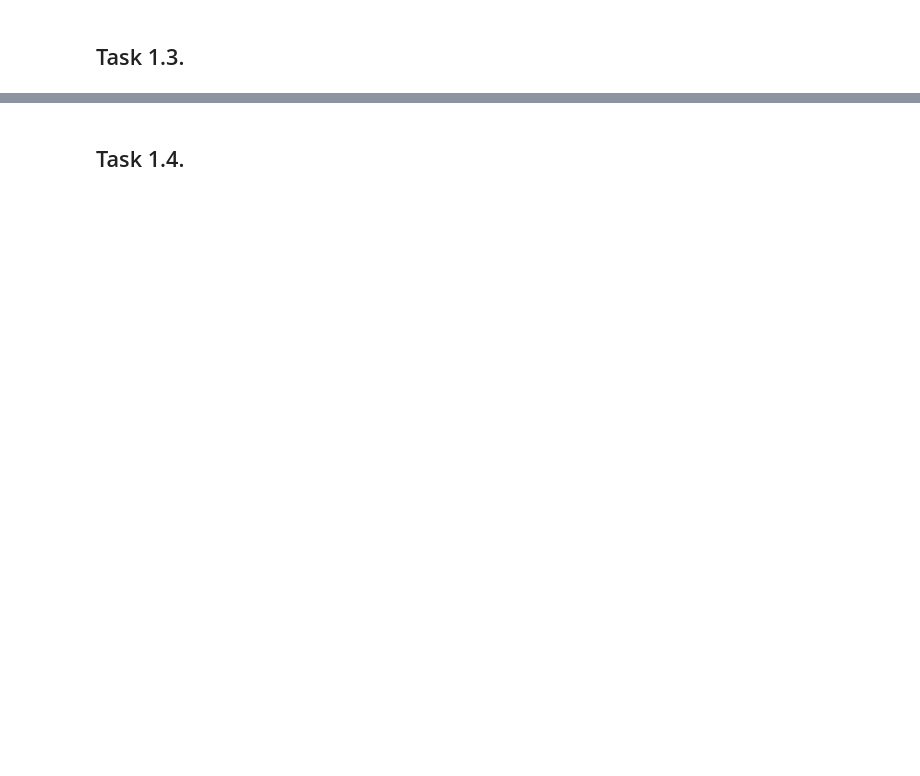
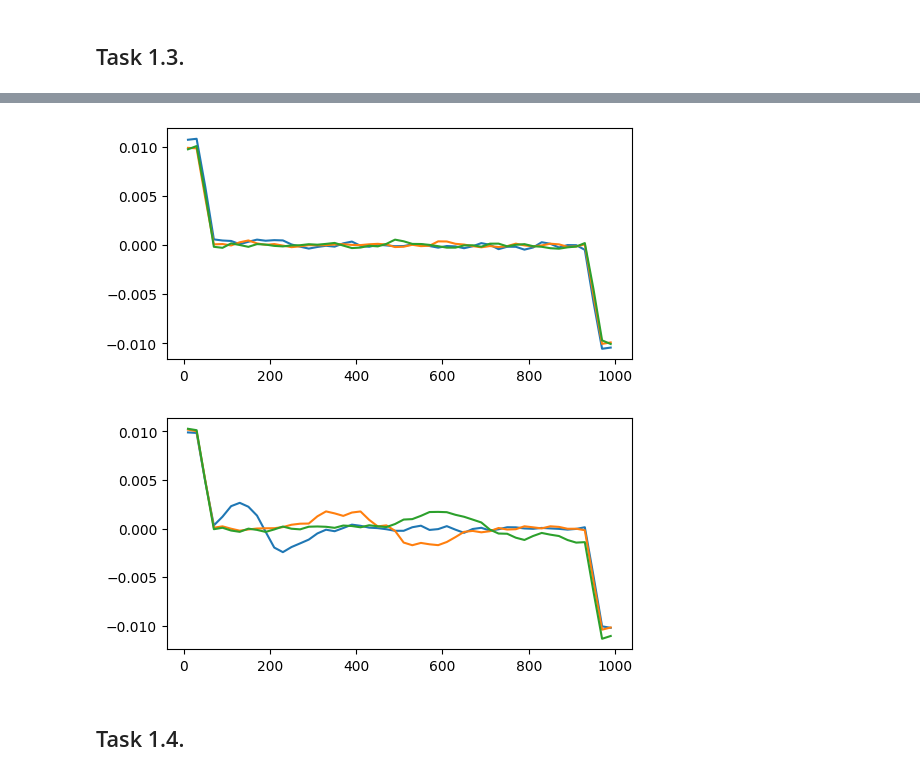
Before and after one commit to oparker7/gg3, a Jupyter notebook: task1_runlocal.ipynb, the cells around one changed output, grey strips where cells are left out. Cells and saved outputs as stored; diff of their text form; code cells hidden in the pictures; blank space fills up the shorter version.

```diff
--- a/task1_runlocal.ipynb
+++ b/task1_runlocal.ipynb
@@ -73,2 +120,20 @@ ax.legend(); plt.show()
+# %%
+# plot numerical derivatives of fano factor wrt time
+gradients = [np.gradient(fanos[i, :], times) for i in range(6)]
+
+fig, ax5 = plt.subplots(figsize=(6,3))
+fig, ax6 = plt.subplots(figsize=(6,3))
+
+for i in range(3):
+    ax5.plot(times, gradients[i])
+
+for j in range(3):
+    ax6.plot(times, gradients[j+3])
+
+
+plt.show()
+# %% [output]
+[figure, added]
+[figure, added]
 # %% [markdown]
 ## Task 1.4.
```
Also changed, not shown: parts of 7 cells of this notebook, 1 other file.
